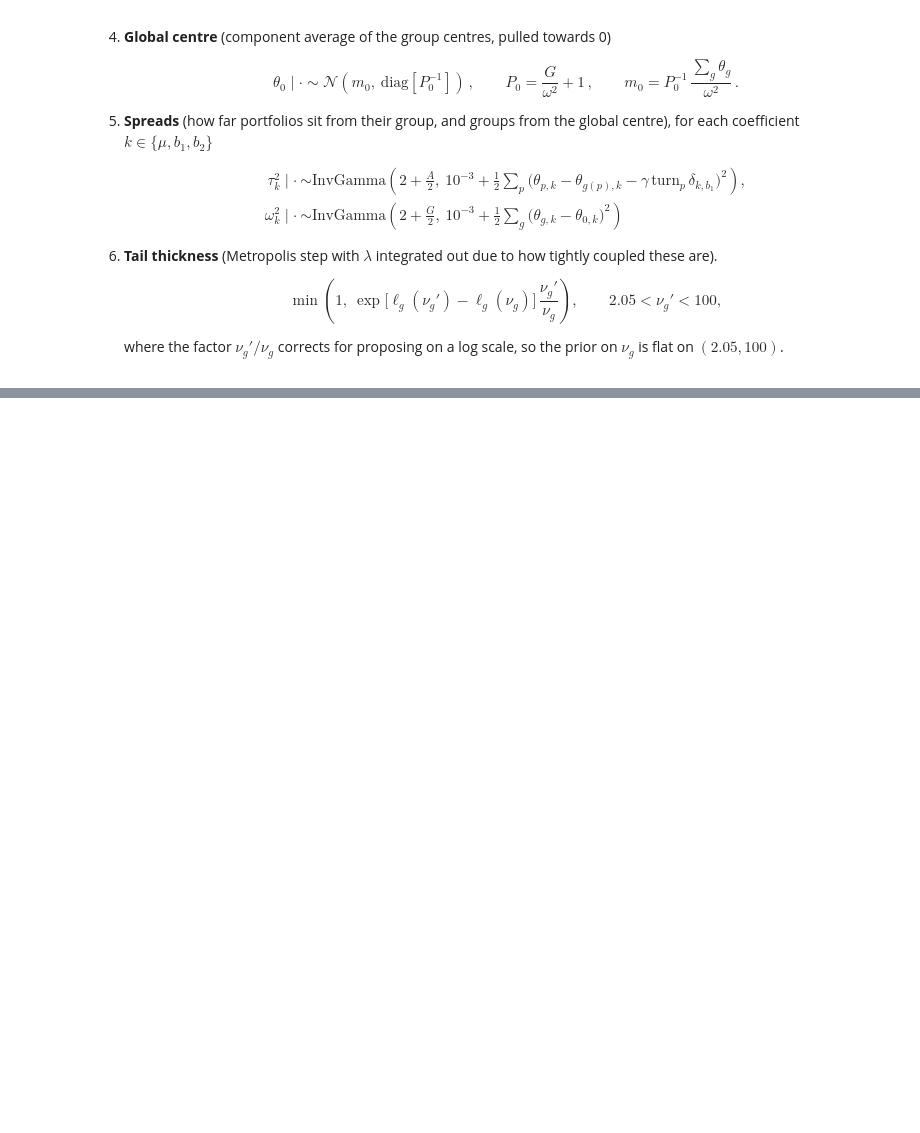
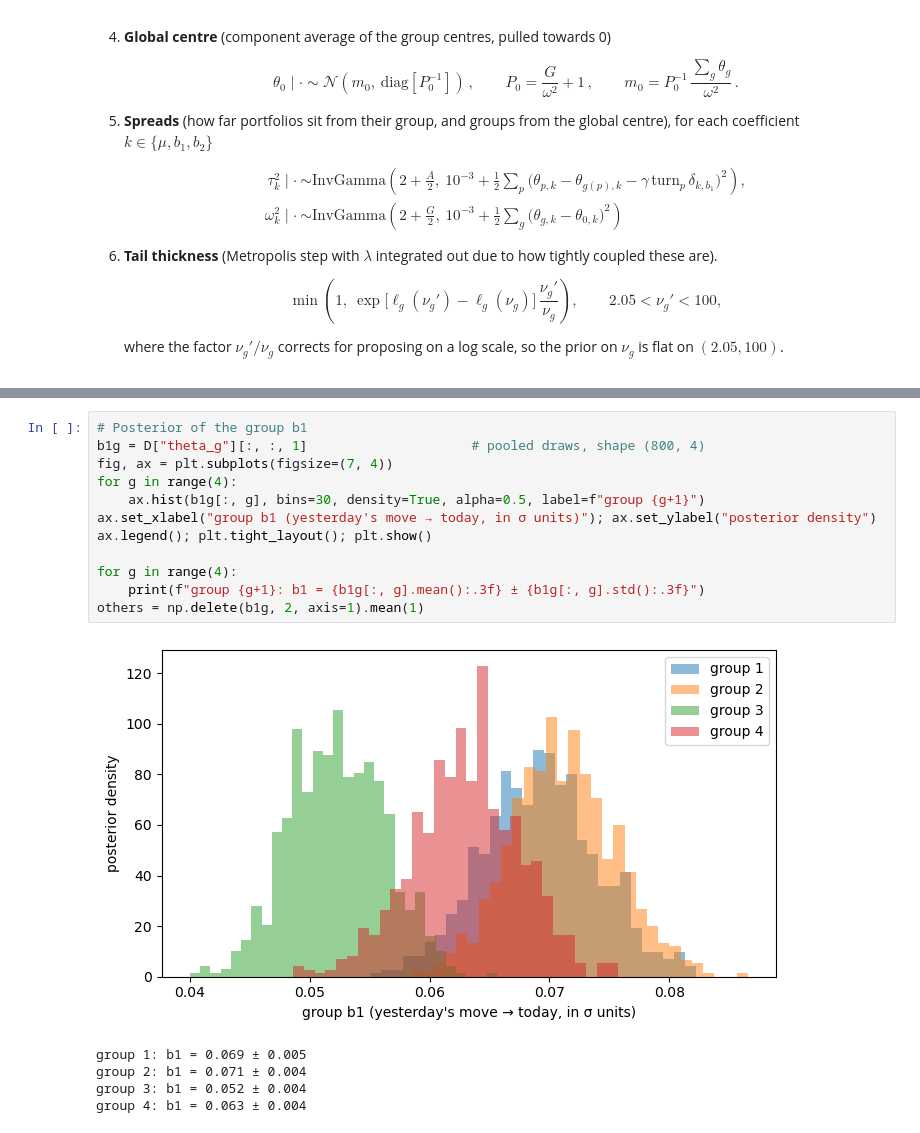
Before and after one commit to MarcoGaloppo/qrt-hierarchical-bayes, a Jupyter notebook: BaysianHierarchicalApproach.ipynb, the cells around one changed output, grey strips where cells are left out. Saved outputs shown, nothing was run; the diff lists cells and outputs as text; blank space fills up the shorter version.

```diff
--- a/BaysianHierarchicalApproach.ipynb
+++ b/BaysianHierarchicalApproach.ipynb
@@ -750,0 +826,18 @@ iter 500: nu [6.6 7.  8.4 7.1] | b1_g [0.067 0.073 0.047 0.071] | tau [0.063 0.0
+# %%
+# Posterior of the group b1
+b1g = D["theta_g"][:, :, 1]                     # pooled draws, shape (800, 4)
+fig, ax = plt.subplots(figsize=(7, 4))
+for g in range(4):
+    ax.hist(b1g[:, g], bins=30, density=True, alpha=0.5, label=f"group {g+1}")
+ax.set_xlabel("group b1 (yesterday's move → today, in σ units)"); ax.set_ylabel("posterior density")
+ax.legend(); plt.tight_layout(); plt.show()
+
+for g in range(4):
+    print(f"group {g+1}: b1 = {b1g[:, g].mean():.3f} ± {b1g[:, g].std():.3f}")
+others = np.delete(b1g, 2, axis=1).mean(1)
+# %% [output]
+[figure, added]
+group 1: b1 = 0.069 ± 0.005
+group 2: b1 = 0.071 ± 0.004
+group 3: b1 = 0.052 ± 0.004
+group 4: b1 = 0.063 ± 0.004
```
Also changed, not shown: parts of 15 cells of this notebook.
